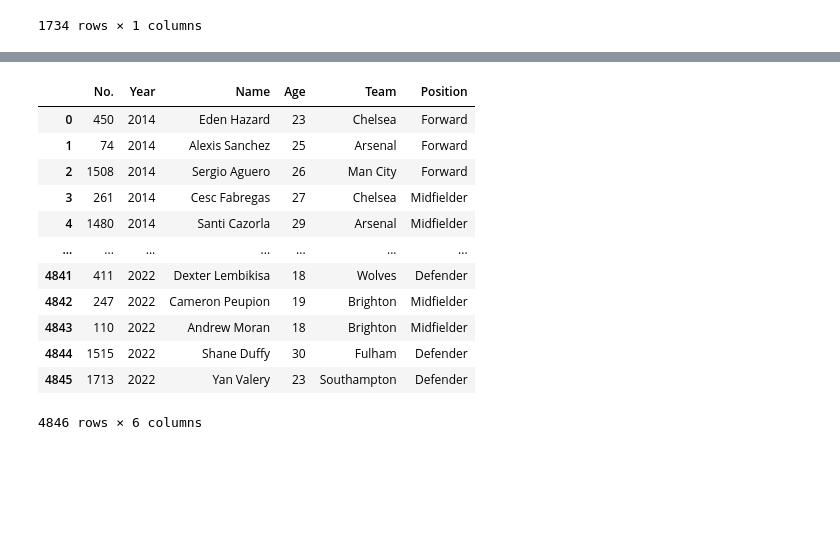
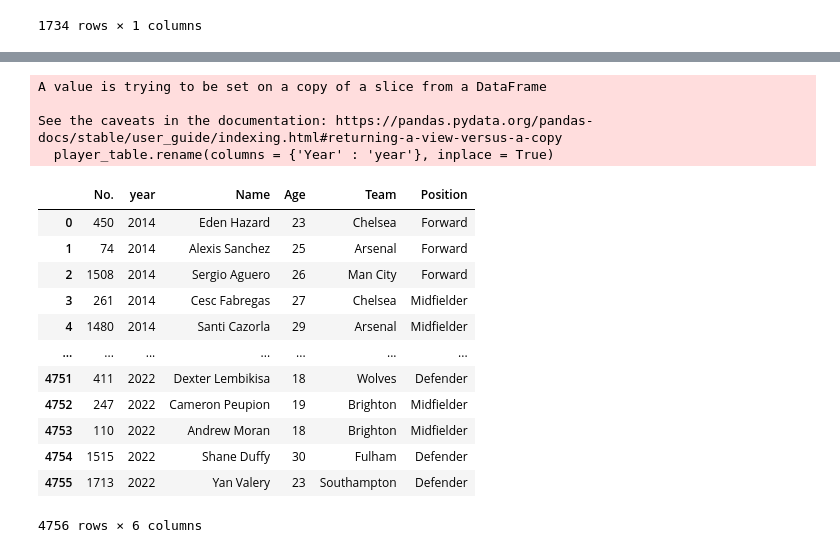
Before and after one commit to LEEINSEO-0118/EPL_EDA_Project, a Jupyter notebook: player_table.ipynb, the cells around one changed output, grey strips where cells are left out. Saved outputs shown, nothing was run; the diff lists cells and outputs as text; code cells hidden in the pictures; blank space fills up the shorter version.

```diff
--- a/player_table.ipynb
+++ b/player_table.ipynb
@@ -108,21 +102,28 @@ def compare_before(target, name):
 def compare_after(target, name):
     # 타켓 년도, 선수
     player = player_table[(player_table['Year'] == target) & (player_table['Name'] == name)]
-    # 비교할 이후 시즌 팀명
-    compare_team = player_table[(player_table['Year'] ==  (target + 1)) \
-                                        & (player_table['Name'] == name)]['Team'].unique()[0]
-    # 타켓 년도 두 개의 팀명
-    target_team1 = player['Team'].unique()[0]
-    target_team2 = player['Team'].unique()[1]
+    # 비교할 이후 시즌이 있는 경우
+    years = player_table[player_table['Name'] == name]['Year'].unique()
+    if (target + 1) in years:
+        # 비교할 이후 시즌 팀명
+        compare_team = player_table[(player_table['Year'] ==  (target + 1)) \
+                                            & (player_table['Name'] == name)]['Team'].unique()[0]
 
-    # 내년 소속팀과 다르면 인덱스 저장 (삭제를 위해)
-    if target_team1 != compare_team:
+        # 타켓 년도 두 개의 팀명
+        target_team1 = player['Team'].unique()[0]
+        target_team2 = player['Team'].unique()[1]
+
+        # 내년 소속팀과 다르면 인덱스 저장 (삭제를 위해)
+        if target_team1 != compare_team:
+            idx = player.index.unique()[0]
+            return idx
+
+        if target_team2 != compare_team:
+            idx = player.index.unique()[1]
+            return idx
+    else:
         idx = player.index.unique()[0]
         return idx
-
-    if target_team2 != compare_team:
-        idx = player.index.unique()[1]
-        return idx
 # %%
 # 선수 데이터 삭제 함수
 def del_player(name):
@@ -145,7 +146,7 @@ def del_player(name):
     return idxs
 # %%
 # 정리가 필요한 선수 리스트를 순회하며 데이터 정리
-for name in dupli_names.index:
+for name in dupli_names:
     idxs = del_player(name)
     for idx in idxs:
         player_table = player_table.drop(index = idx)
@@ -279,22 +271,27 @@ player_table[player_table['Name'] == 'Reece James']
 # %%
 # 컬럼 순서 변경 및 정리
 
 player_table = player_table[['No.', 'Year', 'Name', 'Age', 'Team', 'Position']]
+player_table.rename(columns = {'Year' : 'year'}, inplace = True)
 player_table
 # %% [output]
+A value is trying to be set on a copy of a slice from a DataFrame
+
+See the caveats in the documentation: https://pandas.pydata.org/pandas-docs/stable/user_guide/indexing.html#returning-a-view-versus-a-copy
+  player_table.rename(columns = {'Year' : 'year'}, inplace = True)
-|  | No. | Year | Name | Age | Team | Position |
+|  | No. | year | Name | Age | Team | Position |
 | 0 | 450 | 2014 | Eden Hazard | 23 | Chelsea | Forward |
 | 1 | 74 | 2014 | Alexis Sanchez | 25 | Arsenal | Forward |
 | 2 | 1508 | 2014 | Sergio Aguero | 26 | Man City | Forward |
 | 3 | 261 | 2014 | Cesc Fabregas | 27 | Chelsea | Midfielder |
 | 4 | 1480 | 2014 | Santi Cazorla | 29 | Arsenal | Midfielder |
 | ... | ... | ... | ... | ... | ... | ... |
-| 4841 | 411 | 2022 | Dexter Lembikisa | 18 | Wolves | Defender |
-| 4842 | 247 | 2022 | Cameron Peupion | 19 | Brighton | Midfielder |
-| 4843 | 110 | 2022 | Andrew Moran | 18 | Brighton | Midfielder |
-| 4844 | 1515 | 2022 | Shane Duffy | 30 | Fulham | Defender |
-| 4845 | 1713 | 2022 | Yan Valery | 23 | Southampton | Defender |
+| 4751 | 411 | 2022 | Dexter Lembikisa | 18 | Wolves | Defender |
+| 4752 | 247 | 2022 | Cameron Peupion | 19 | Brighton | Midfielder |
+| 4753 | 110 | 2022 | Andrew Moran | 18 | Brighton | Midfielder |
+| 4754 | 1515 | 2022 | Shane Duffy | 30 | Fulham | Defender |
+| 4755 | 1713 | 2022 | Yan Valery | 23 | Southampton | Defender |
-4846 rows × 6 columns
+4756 rows × 6 columns
 # %%
 # 년도 별로 csv 파일 저장
 start_year, end_year = 2014, 2022
```
Also changed, not shown: parts of 11 cells of this notebook, 13 other files.
